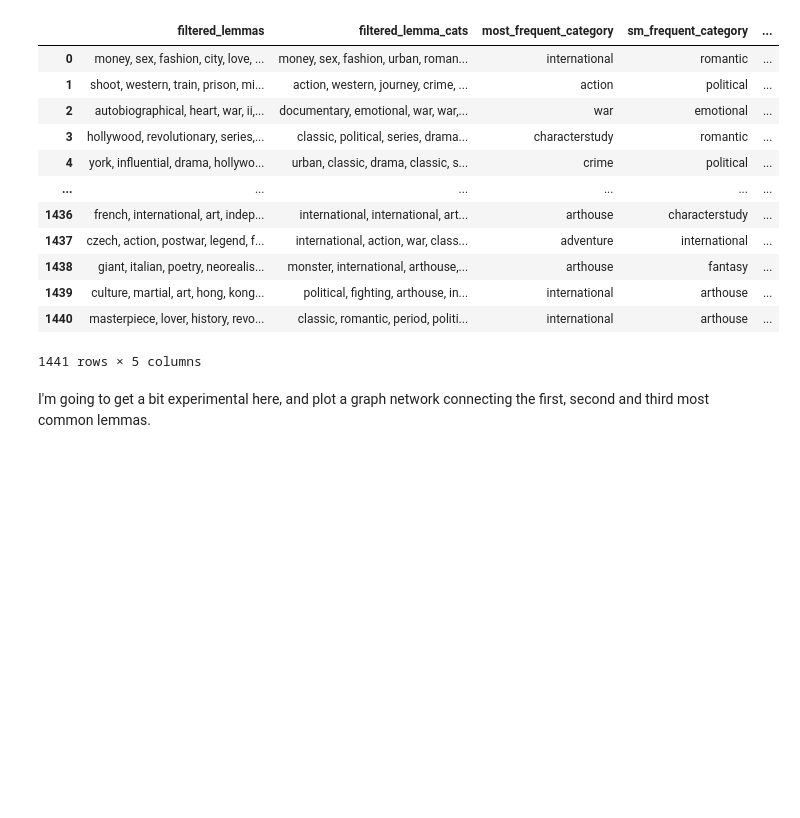
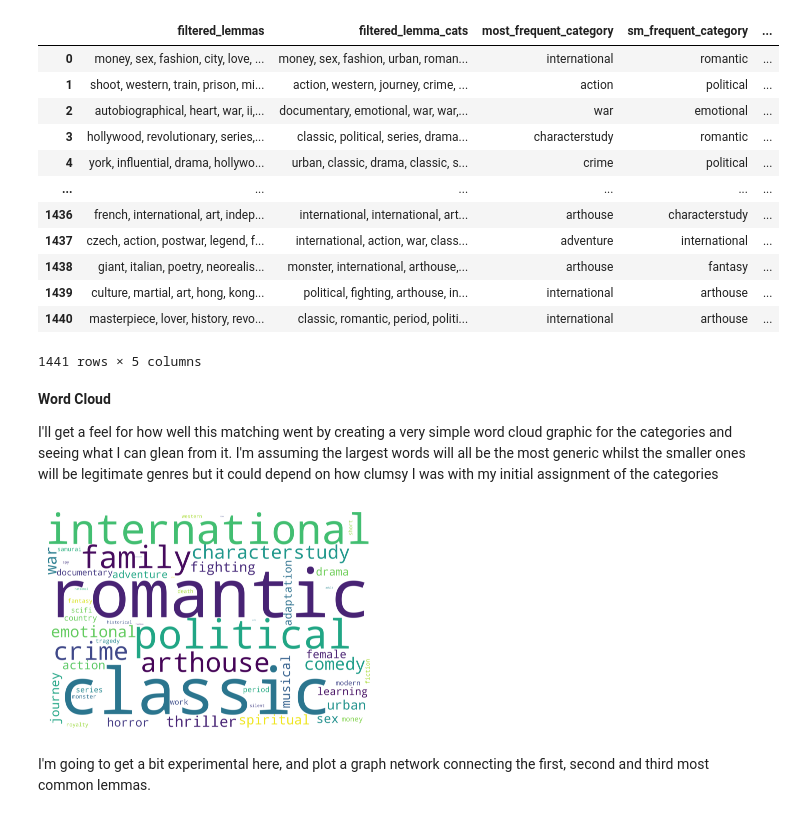
Before and after one commit to JohnStokes228/movie_eda, a Jupyter notebook: criterion_analysis.ipynb, the cells around one changed output. Cells and saved outputs as stored; diff of their text form; code cells hidden in the pictures; blank space fills up the shorter version.

Commit message:
added word cloud and code to weight graph network

```diff
--- a/criterion_analysis.ipynb
+++ b/criterion_analysis.ipynb
@@ -926,6 +927,26 @@ df[['filtered_lemmas', 'filtered_lemma_cats', 'most_frequent_category', 'sm_freq
 | 1439 | culture, martial, art, hong, kong... | political, fighting, arthouse, in... | international | arthouse | ... |
 | 1440 | masterpiece, lover, history, revo... | classic, romantic, period, politi... | international | arthouse | ... |
 1441 rows × 5 columns
+# %% [markdown]
+**Word Cloud**
+
+I'll get a feel for how well this matching went by creating a very simple word cloud graphic for the categories and seeing what I can glean from it. I'm assuming the largest words will all be the most generic whilst the smaller ones will be legitimate genres but it could depend on how clumsy I was with my initial assignment of the categories
+# %%
+text = []
+cols_to_fiddle = ['most_frequent_category', 'sm_frequent_category', 'tm_frequent_category']
+
+for col in cols_to_fiddle:
+    text += df[col].dropna().tolist()
+text = ' '.join(text)
+
+wordcloud = WordCloud(width = 6000, height = 4000, random_state=1, background_color='white',
+                      colormap='viridis', collocations=False).generate(text)
+plt.figure()
+plt.imshow(wordcloud)
+plt.axis("off")
+plt.show()
+# %% [output]
+[figure, added]
 # %% [markdown]
 I'm going to get a bit experimental here, and plot a graph network connecting the first, second and third most common lemmas.
 # %%
```
Also changed, not shown: parts of 6 cells of this notebook.
